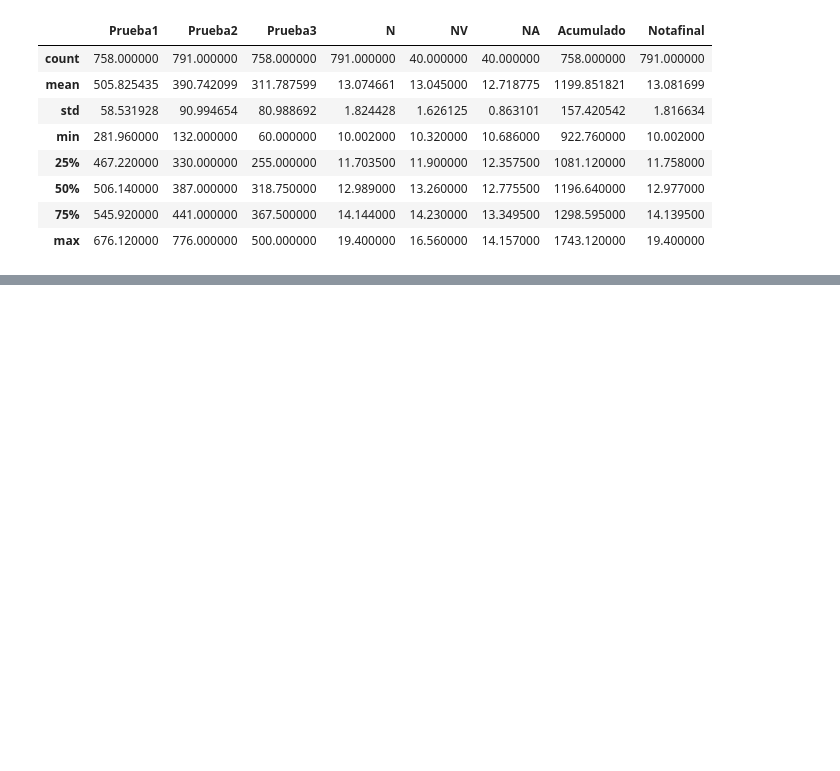
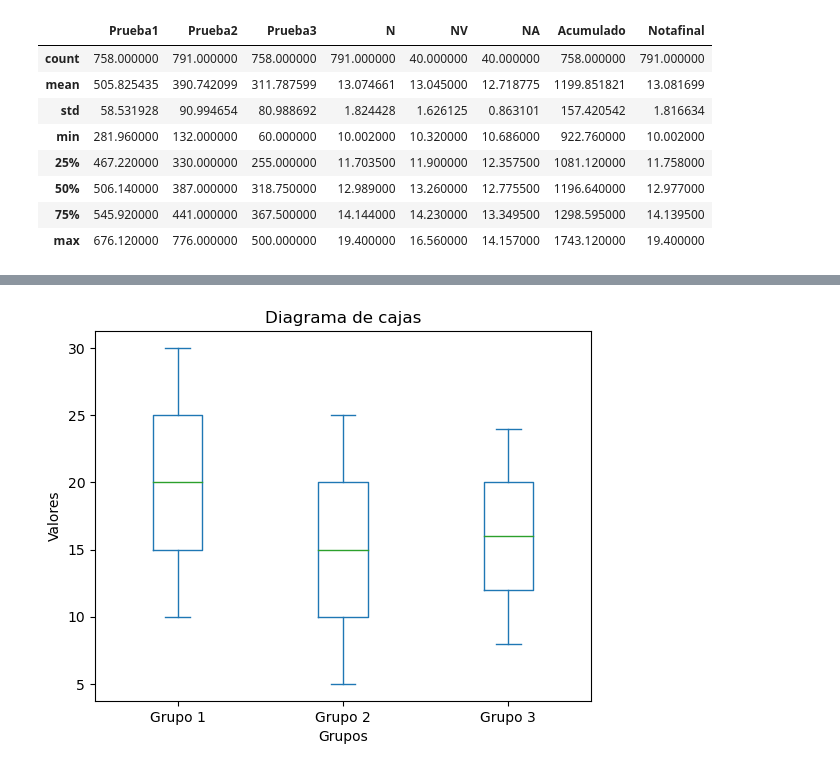
Before and after one commit to JBRICENO92/UNI_webScrapping, a Jupyter notebook: Santiago_Notebook.ipynb, the cells around one changed output, grey strips where cells are left out. Saved outputs shown, nothing was run; the diff lists cells and outputs as text; code cells hidden in the pictures; blank space fills up the shorter version.

```diff
--- a/Santiago_Notebook.ipynb
+++ b/Santiago_Notebook.ipynb
@@ -135,0 +176,21 @@ Ingreso_df.groupby('Ingreso').agg(['mean','min','max'])
+# %%
+data = {
+    'Grupo 1': [10, 15, 20, 25, 30],
+    'Grupo 2': [5, 10, 15, 20, 25],
+    'Grupo 3': [8, 12, 16, 20, 24]
+}
+
+df = pd.DataFrame(data)
+
+# Generar el diagrama de cajas
+df.plot(kind='box')
+
+# Añadir etiquetas y título
+plt.xlabel('Grupos')
+plt.ylabel('Valores')
+plt.title('Diagrama de cajas')
+
+# Mostrar el gráfico
+plt.show()
+# %% [output]
+[figure, added]
```
Also changed, not shown: parts of 5 cells of this notebook.
